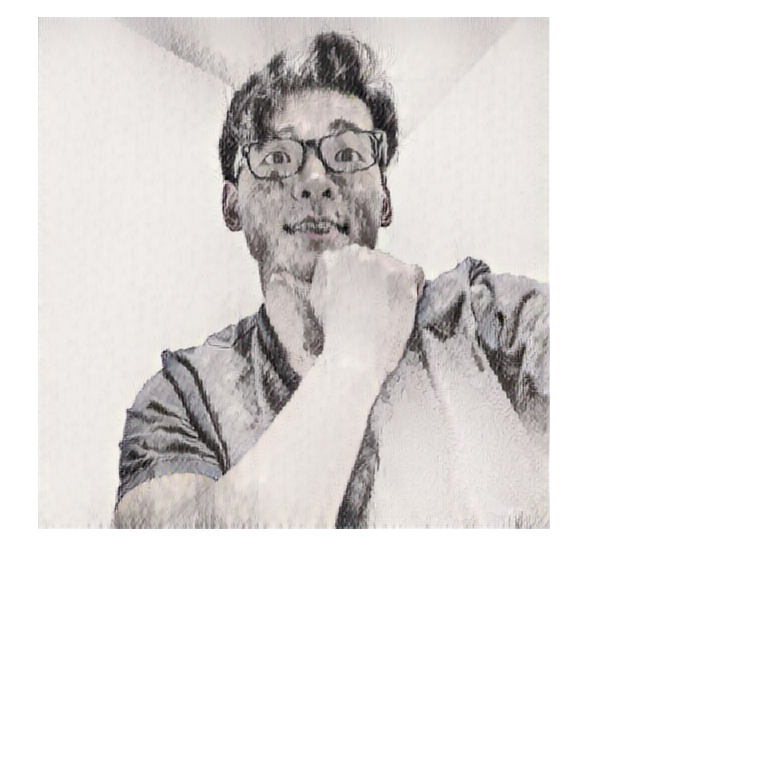
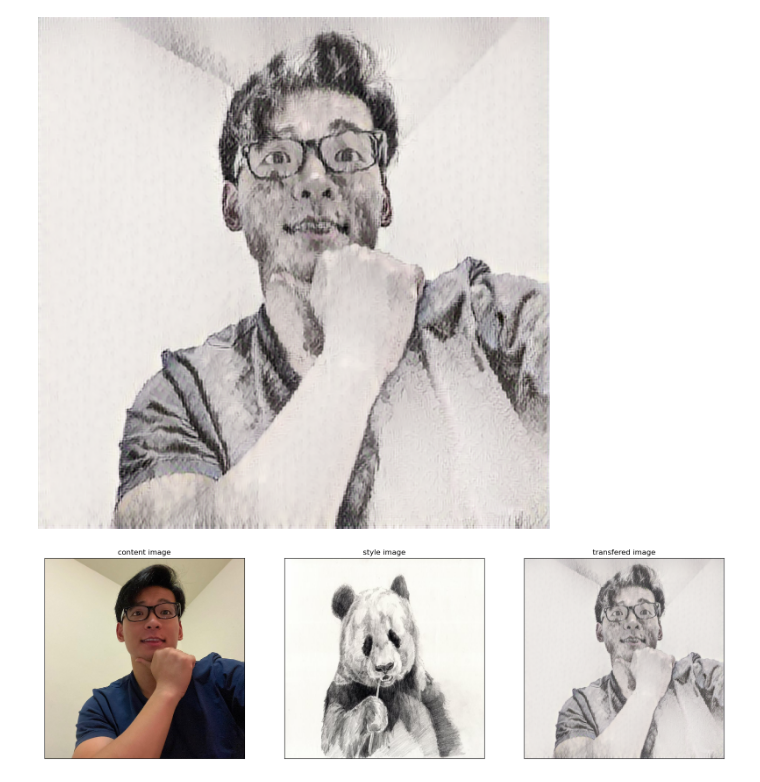
Before and after one commit to WJiangH/Neural_Style_Transfer, a Jupyter notebook: Fast_Neural_Style_Transfer.ipynb, the cells around one changed output. Drawn from its saved outputs; the diff is of its cells as text; code cells hidden in the pictures; blank space fills up the shorter version.

```diff
--- a/Fast_Neural_Style_Transfer.ipynb
+++ b/Fast_Neural_Style_Transfer.ipynb
@@ -70,6 +14,6 @@ def show_images_with_objects(images, titles=[]):
 # %%
 content_path = './content.JPG'
-style_path = 'style.jpg'
+style_path = './style.jpg'
 # %%
 # display the content and style image
 content_image, style_image = load_images(content_path, style_path)
@@ -94,3 +37,9 @@ img
 [figure]
 # %%
 img.save("transfered_img.jpg")
+# %%
+show_images_with_objects([content_image, style_image, stylized_image[0,:,:,:]],
+                         titles=['content image', 'style image', 'transfered image'])
+img.save("transfered_img.jpg")
+# %% [output]
+[figure, added]
```
Also changed, not shown: parts of 2 cells of this notebook, 4 other files.
